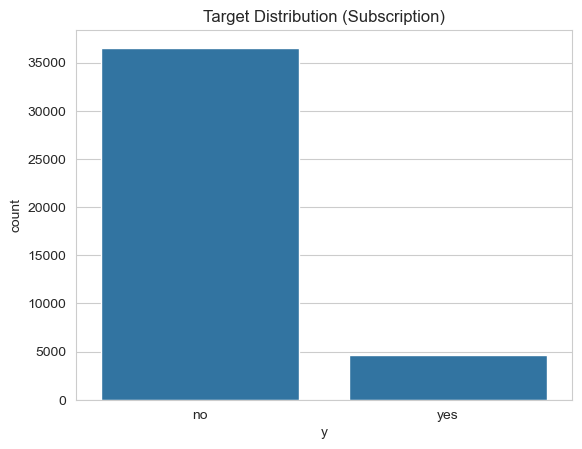
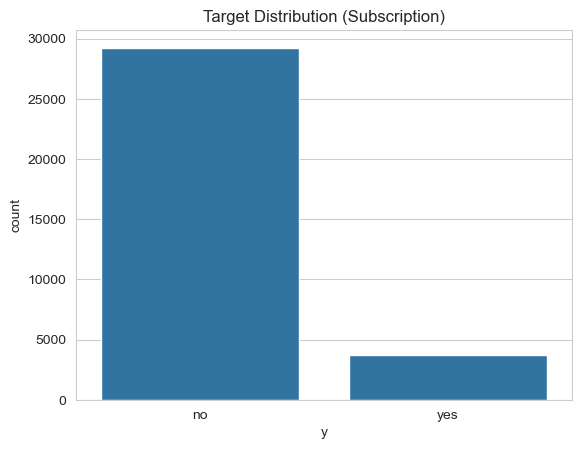
The change to this notebook cell's code, shown as a diff; its figure went from the first image to the second:
--- before
+++ after
@@ -1,3 +1,3 @@
-sns.countplot(data=df, x='y')
+sns.countplot(data=train_df, x='y')
 plt.title("Target Distribution (Subscription)")
 plt.show()

Commit: started preprocessing.py - pending categorical_transformer